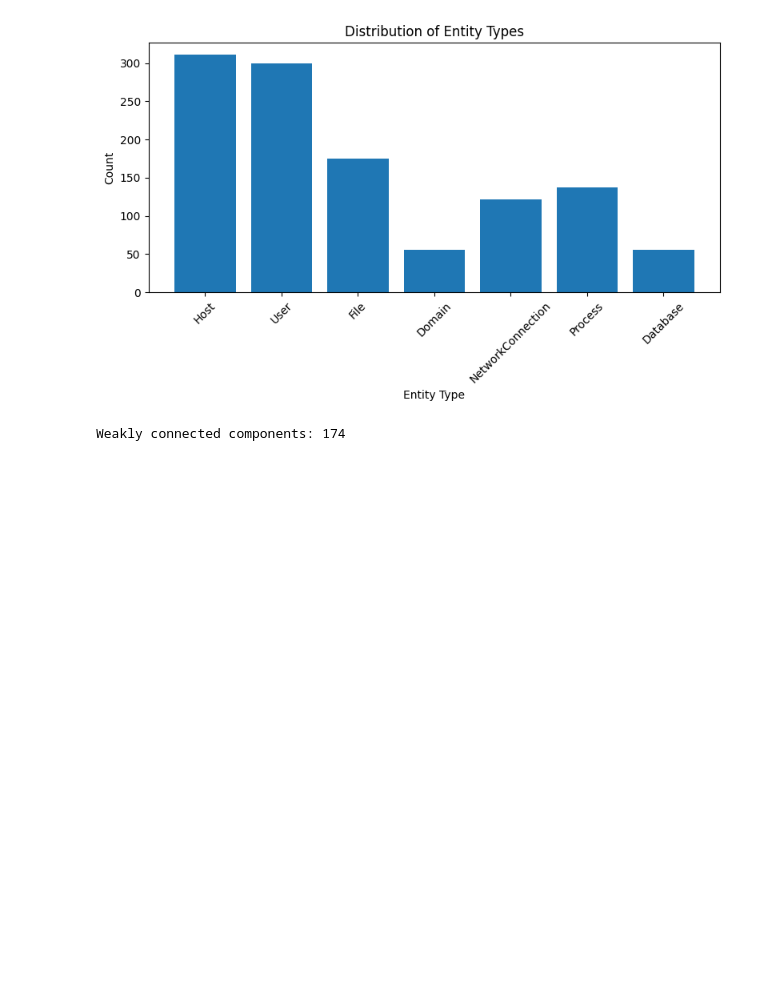
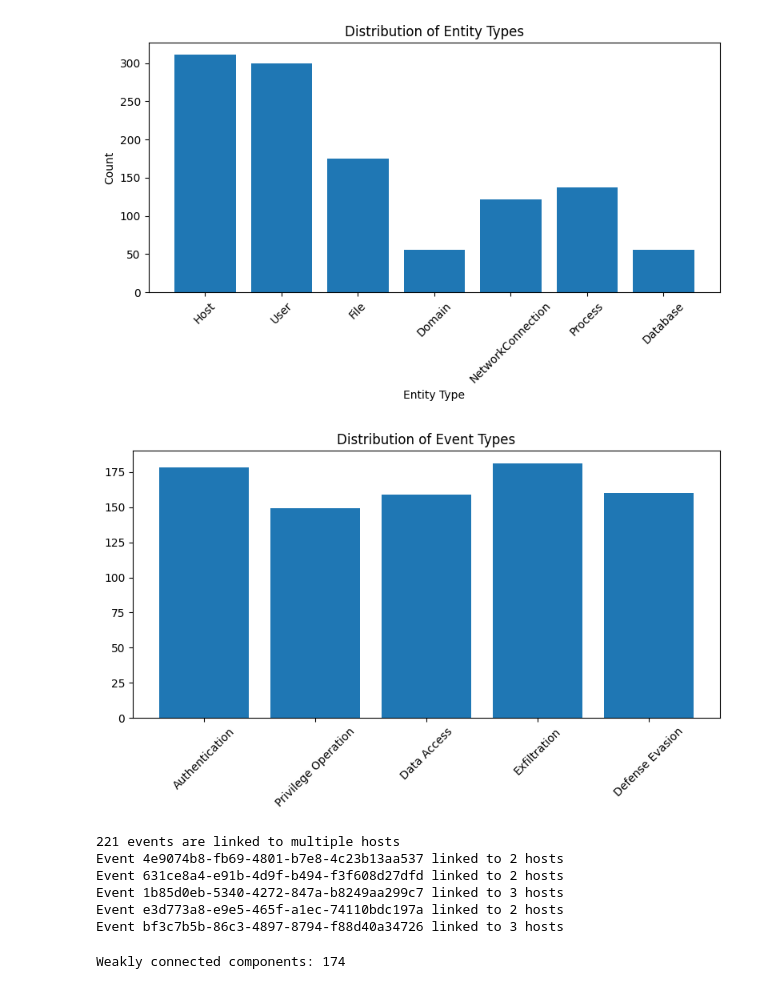
Before and after one commit to tonamatos/InsiderThreat, a Jupyter notebook: data_visualizer.ipynb, the cells around one changed output. Drawn from its saved outputs; the diff is of its cells as text; code cells hidden in the pictures; blank space fills up the shorter version.

```diff
--- a/data_visualizer.ipynb
+++ b/data_visualizer.ipynb
@@ -22,6 +22,55 @@ plt.tight_layout()
 plt.show()
 # %% [output]
 [figure]
+# %%
+# Distribution of event types
+event_types = [event["type"] for event in data["events"]]
+type_counts  = Counter(event_types)
+
+plt.figure(figsize=(8, 5))
+plt.bar(type_counts.keys(), type_counts.values())
+plt.title("Distribution of Event Types")
+#plt.xlabel("Event Type")
+#plt.ylabel("Count")
+plt.xticks(rotation=45)
+plt.tight_layout()
+plt.show()
+# %% [output]
+[figure, added]
+# %%
+# Can an event be linked to more than one host?
+
+def count_host_entities_per_event(G):
+  host_counts = {}
+
+  for node in G.nodes:
+    if G.nodes[node].get("node_type") != "event":
+      continue
+
+    host_neighbors = [
+      nbr for nbr in G.neighbors(node)
+      if G.nodes[nbr].get("node_type") == "entity" and G.nodes[nbr].get("type") == "Host"
+    ]
+    host_counts[node] = len(host_neighbors)
+
+  return host_counts
+
+host_counts = count_host_entities_per_event(G)
+
+# Events connected to more than one host
+multiple_hosts = {k: v for k, v in host_counts.items() if v > 1}
+print(f"{len(multiple_hosts)} events are linked to multiple hosts")
+
+# Optional: list them
+for eid, count in list(multiple_hosts.items())[:5]:
+  print(f"Event {eid} linked to {count} hosts")
+# %% [output]
+221 events are linked to multiple hosts
+Event 4e9074b8-fb69-4801-b7e8-4c23b13aa537 linked to 2 hosts
+Event 631ce8a4-e91b-4d9f-b494-f3f608d27dfd linked to 2 hosts
+Event 1b85d0eb-5340-4272-847a-b8249aa299c7 linked to 3 hosts
+Event e3d773a8-e9e5-465f-a1ec-74110bdc197a linked to 2 hosts
+Event bf3c7b5b-86c3-4897-8794-f88d40a34726 linked to 3 hosts
 # %%
 # Connected components
 weak_components = list(nx.weakly_connected_components(G))
```
Also changed, not shown: parts of 2 cells of this notebook, 4 other files.
